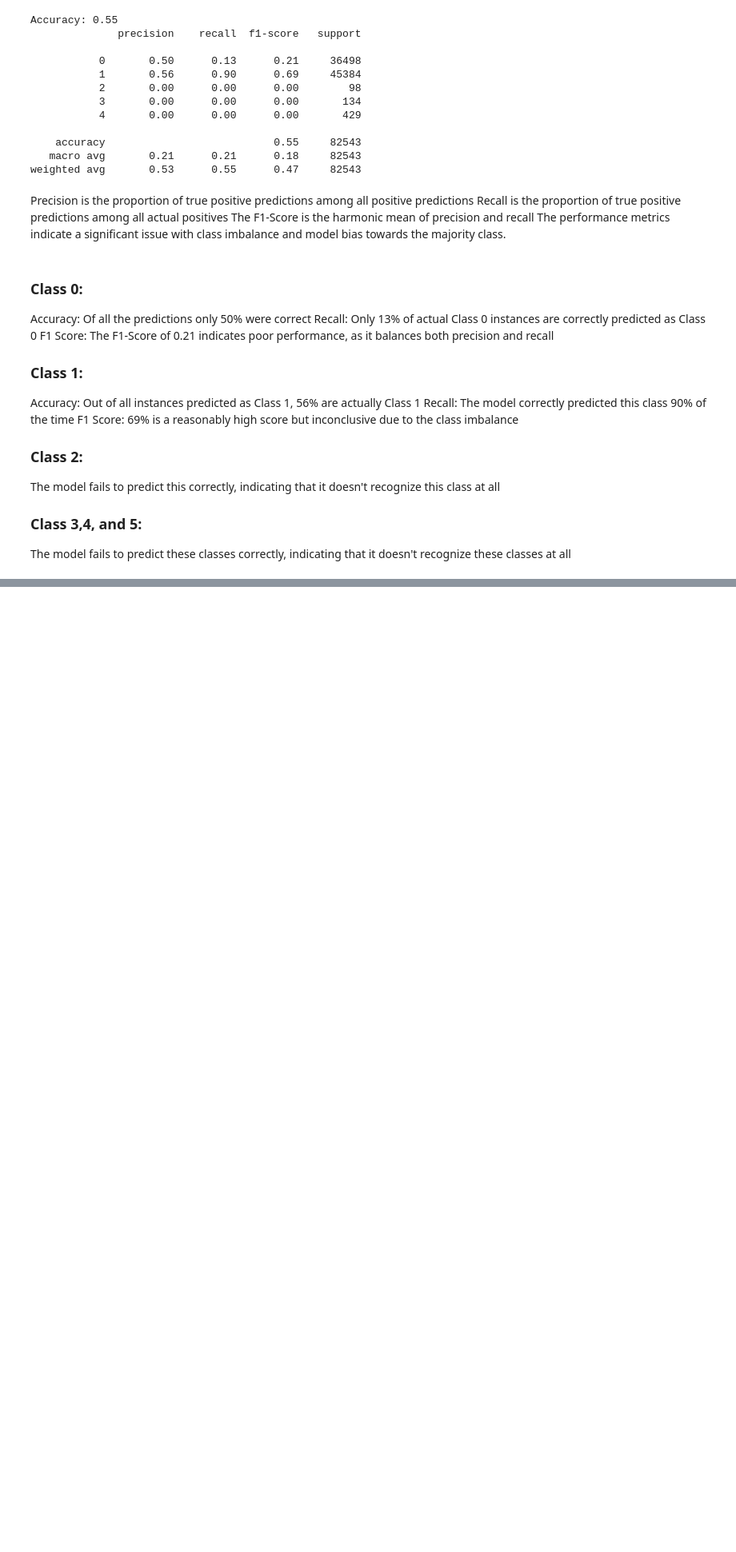
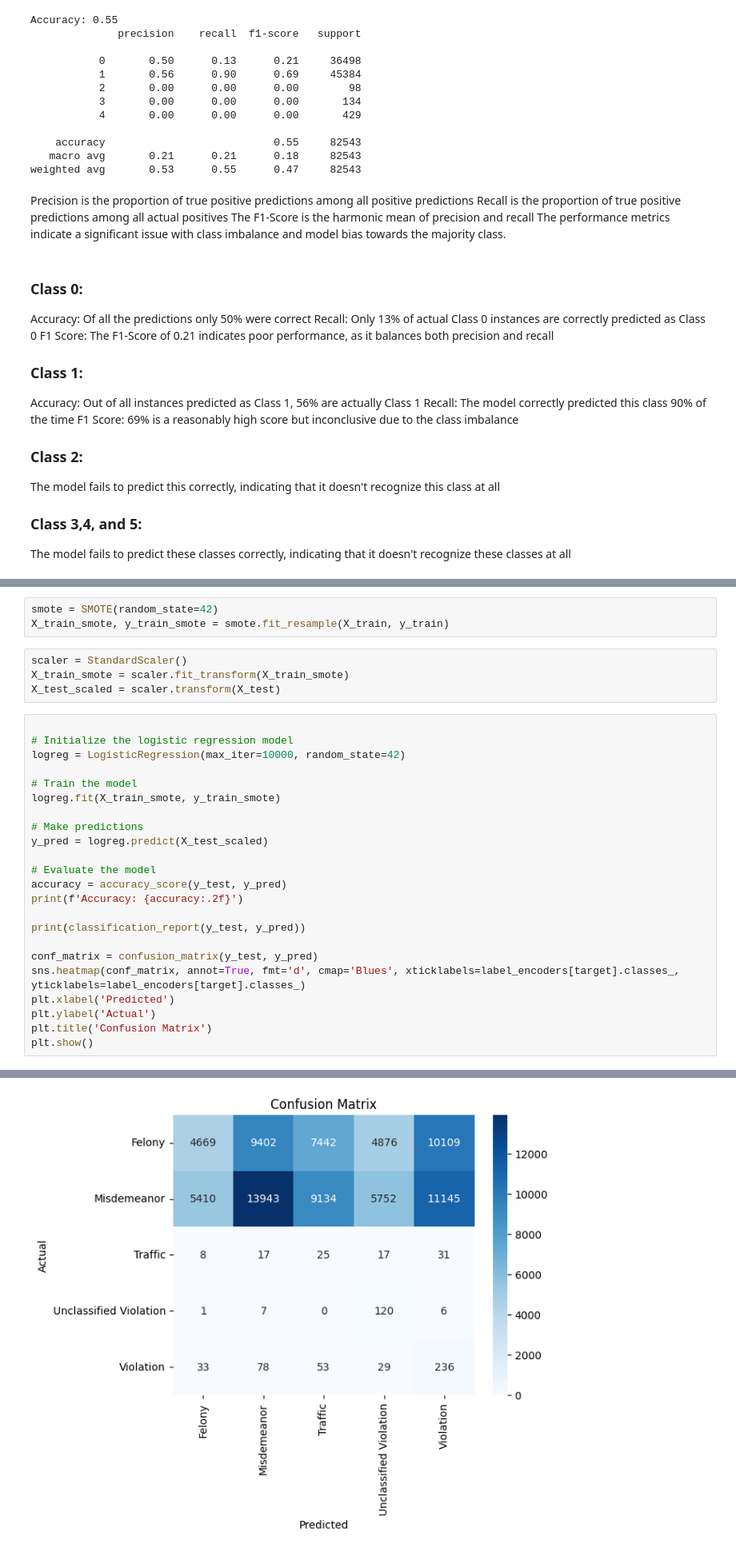
Before and after one commit to CarlosGG18/NYPD-Arrest-Analysis, a Jupyter notebook: Regression Model.ipynb, the cells around one changed output, grey strips where cells are left out. Shown at 80% size. Saved outputs shown, nothing was run; the diff lists cells and outputs as text; blank space fills up the shorter version.

```diff
--- a/Regression Model.ipynb
+++ b/Regression Model.ipynb
@@ -125,0 +131,31 @@ plt.show()
+# %%
+smote = SMOTE(random_state=42)
+X_train_smote, y_train_smote = smote.fit_resample(X_train, y_train)
+# %%
+scaler = StandardScaler()
+X_train_smote = scaler.fit_transform(X_train_smote)
+X_test_scaled = scaler.transform(X_test)
+# %%
+
+# Initialize the logistic regression model
+logreg = LogisticRegression(max_iter=10000, random_state=42)
+
+# Train the model
+logreg.fit(X_train_smote, y_train_smote)
+
+# Make predictions
+y_pred = logreg.predict(X_test_scaled)
+
+# Evaluate the model
+accuracy = accuracy_score(y_test, y_pred)
+print(f'Accuracy: {accuracy:.2f}')
+
+print(classification_report(y_test, y_pred))
+
+conf_matrix = confusion_matrix(y_test, y_pred)
+sns.heatmap(conf_matrix, annot=True, fmt='d', cmap='Blues', xticklabels=label_encoders[target].classes_, yticklabels=label_encoders[target].classes_)
+plt.xlabel('Predicted')
+plt.ylabel('Actual')
+plt.title('Confusion Matrix')
+plt.show()
+# %% [output]
@@ -125,0 +174 @@ plt.show()
+[figure, added]
```
Also changed, not shown: parts of 8 cells of this notebook.
